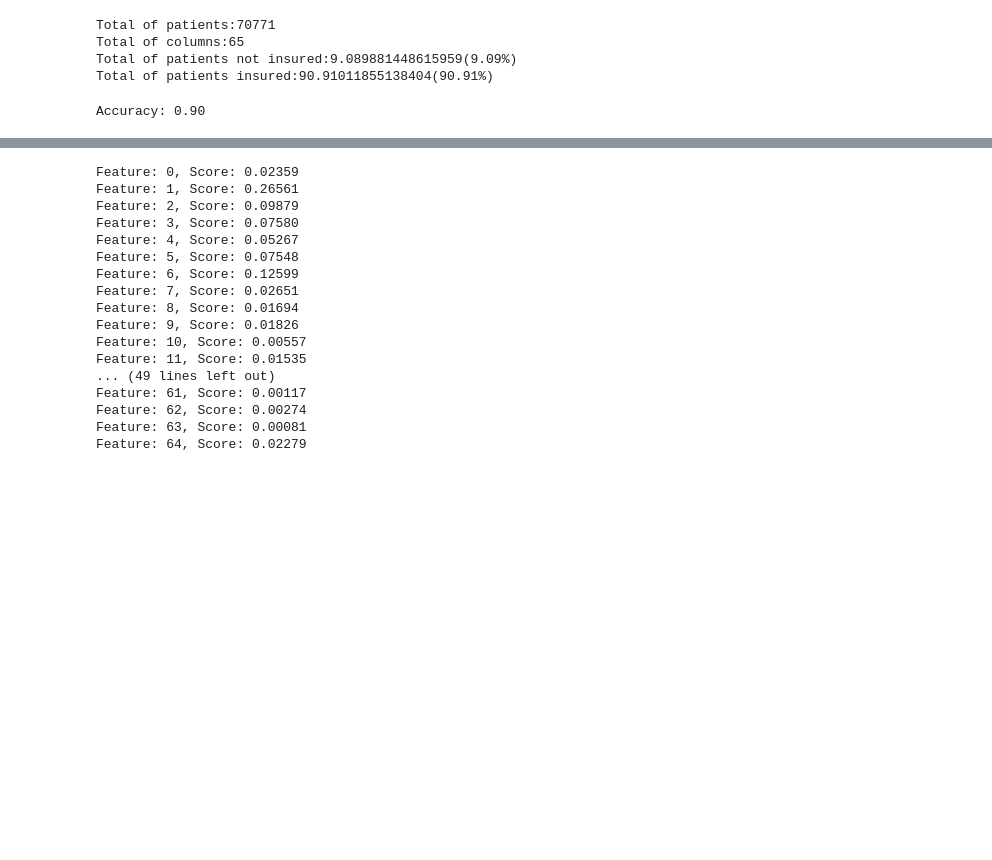
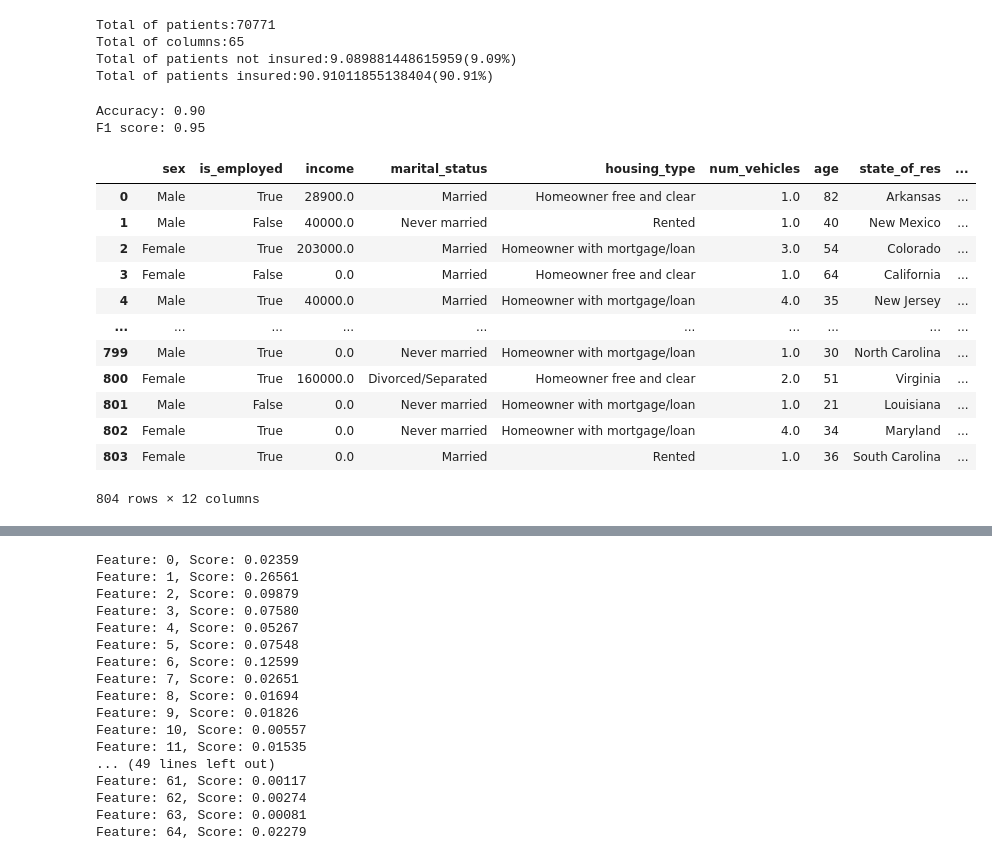
Before and after one commit to joaopecomonteiro/trabalho_ids, a Jupyter notebook: joao_playground.ipynb, the cells around one changed output, grey strips where cells are left out. Saved outputs shown, nothing was run; the diff lists cells and outputs as text; code cells hidden in the pictures; blank space fills up the shorter version.

```diff
--- a/joao_playground.ipynb
+++ b/joao_playground.ipynb
@@ -316,7 +316,7 @@ Total of patients insured:90.91011855138404(90.91%)
 # %%
 from sklearn.model_selection import train_test_split
 from sklearn.ensemble import RandomForestClassifier
-from sklearn.metrics import accuracy_score
+from sklearn.metrics import accuracy_score, f1_score
 
 X = data_encoded.drop(columns=['health_ins'])  # Features (drop the target and any non-relevant columns)
 y = data_encoded['health_ins']  # Target variable
@@ -331,5 +331,32 @@ y_pred = model.predict(X_test)
 # Step 6: Evaluate the model performance
 accuracy = accuracy_score(y_test, y_pred)
 print(f'Accuracy: {accuracy:.2f}')
+
+f1 = f1_score(y_test, y_pred)
+print(f'F1 score: {f1:.2f}')
 # %% [output]
 Accuracy: 0.90
+F1 score: 0.95
+# %%
+submit_data = pd.read_csv('customer_test_masked.csv')
+# %%
+submit_data.drop("Unnamed: 0", axis=1, inplace=True)
+submit_data.drop("custid", axis=1, inplace=True)
+submit_data.drop("health_ins", axis=1, inplace=True)
+submit_data['is_employed'] = data['is_employed'].fillna(False)
+
+submit_data
+# %% [output]
+|  | sex | is_employed | income | marital_status | housing_type | num_vehicles | age | state_of_res | ... |
+| 0 | Male | True | 28900.0 | Married | Homeowner free and clear | 1.0 | 82 | Arkansas | ... |
+| 1 | Male | False | 40000.0 | Never married | Rented | 1.0 | 40 | New Mexico | ... |
+| 2 | Female | True | 203000.0 | Married | Homeowner with mortgage/loan | 3.0 | 54 | Colorado | ... |
+| 3 | Female | False | 0.0 | Married | Homeowner free and clear | 1.0 | 64 | California | ... |
+| 4 | Male | True | 40000.0 | Married | Homeowner with mortgage/loan | 4.0 | 35 | New Jersey | ... |
+| ... | ... | ... | ... | ... | ... | ... | ... | ... | ... |
+| 799 | Male | True | 0.0 | Never married | Homeowner with mortgage/loan | 1.0 | 30 | North Carolina | ... |
+| 800 | Female | True | 160000.0 | Divorced/Separated | Homeowner free and clear | 2.0 | 51 | Virginia | ... |
+| 801 | Male | False | 0.0 | Never married | Homeowner with mortgage/loan | 1.0 | 21 | Louisiana | ... |
+| 802 | Female | True | 0.0 | Never married | Homeowner with mortgage/loan | 4.0 | 34 | Maryland | ... |
+| 803 | Female | True | 0.0 | Married | Rented | 1.0 | 36 | South Carolina | ... |
+804 rows × 12 columns
```
Also changed, not shown: parts of 11 cells of this notebook.
